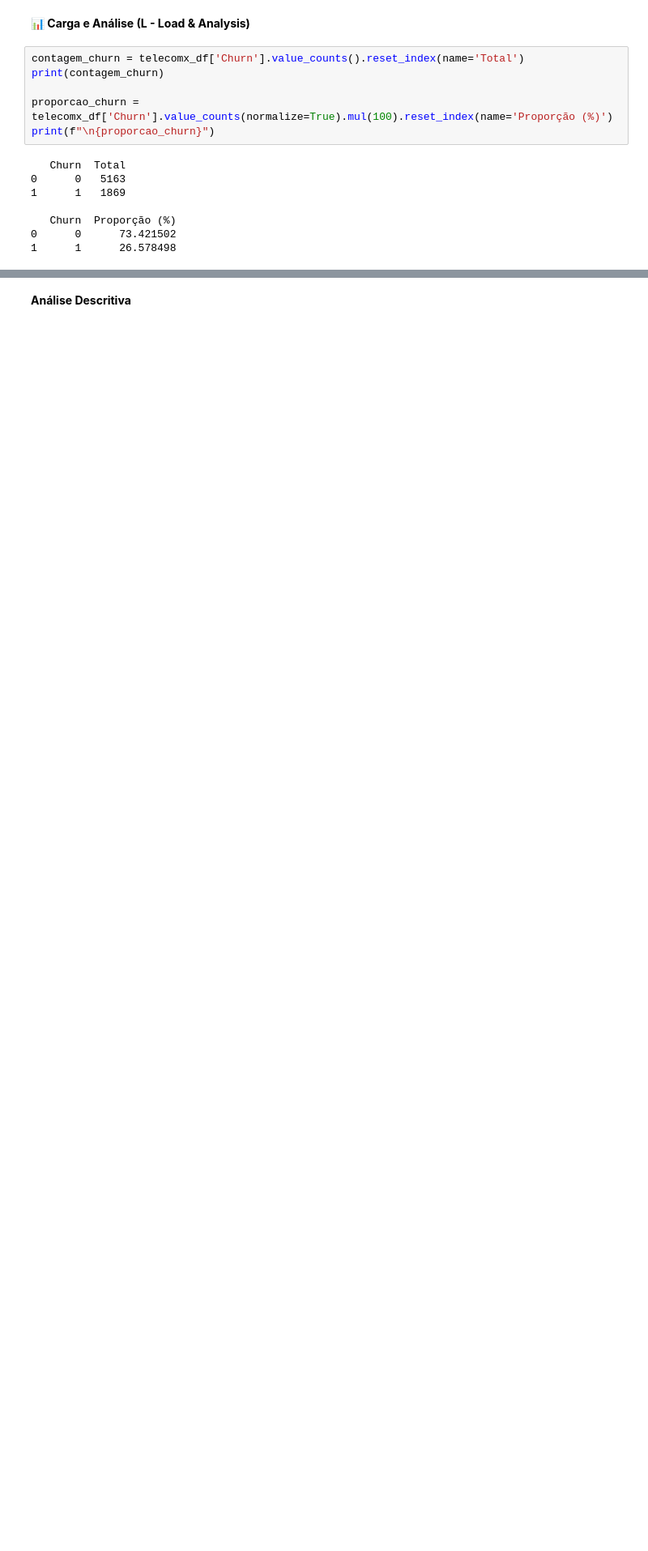
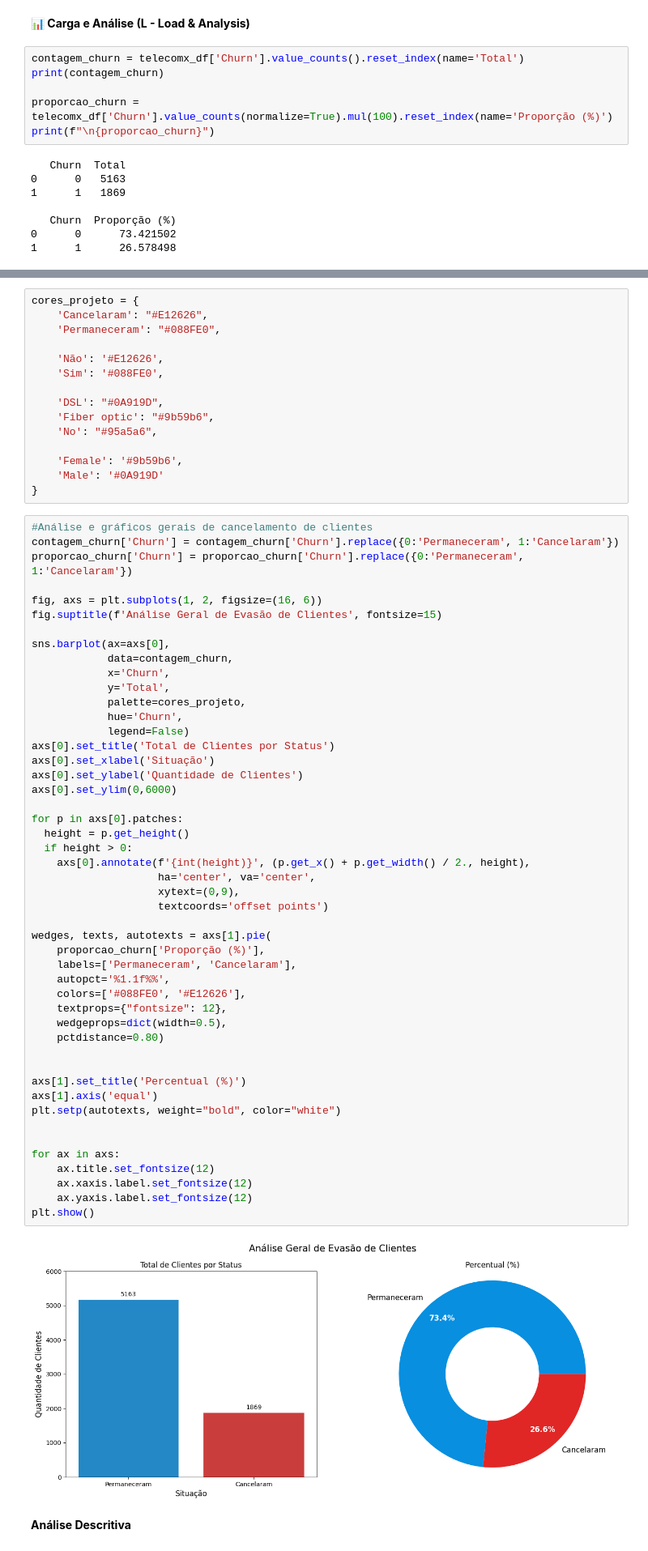
Before and after one commit to talitasilvad/challenge-alura-telecomx, a Jupyter notebook: AluraTelecomX.ipynb, the cells around one changed output, grey strips where cells are left out. Shown at 81% size. Saved outputs shown, nothing was run; the diff lists cells and outputs as text; blank space fills up the shorter version.

```diff
--- a/AluraTelecomX.ipynb
+++ b/AluraTelecomX.ipynb
@@ -340,3 +297,68 @@ fig_pizza.show()
+# %%
+cores_projeto = {
+    'Cancelaram': "#E12626",
+    'Permaneceram': "#088FE0",
+
+    'Não': '#E12626',
+    'Sim': '#088FE0',
+
+    'DSL': "#0A919D",
+    'Fiber optic': "#9b59b6",
+    'No': "#95a5a6",
+
+    'Female': '#9b59b6',
+    'Male': '#0A919D'
+}
+# %%
+#Análise e gráficos gerais de cancelamento de clientes
+contagem_churn['Churn'] = contagem_churn['Churn'].replace({0:'Permaneceram', 1:'Cancelaram'})
+proporcao_churn['Churn'] = proporcao_churn['Churn'].replace({0:'Permaneceram', 1:'Cancelaram'})
+
+fig, axs = plt.subplots(1, 2, figsize=(16, 6))
+fig.suptitle(f'Análise Geral de Evasão de Clientes', fontsize=15)
+
+sns.barplot(ax=axs[0],
+            data=contagem_churn,
+            x='Churn',
+            y='Total',
+            palette=cores_projeto,
+            hue='Churn',
+            legend=False)
+axs[0].set_title('Total de Clientes por Status')
+axs[0].set_xlabel('Situação')
+axs[0].set_ylabel('Quantidade de Clientes')
+axs[0].set_ylim(0,6000)
+
+for p in axs[0].patches:
+  height = p.get_height()
+  if height > 0:
+    axs[0].annotate(f'{int(height)}', (p.get_x() + p.get_width() / 2., height),
+                    ha='center', va='center',
+                    xytext=(0,9),
+                    textcoords='offset points')
+
+wedges, texts, autotexts = axs[1].pie(
+    proporcao_churn['Proporção (%)'],
+    labels=['Permaneceram', 'Cancelaram'],
+    autopct='%1.1f%%',
+    colors=['#088FE0', '#E12626'],
+    textprops={"fontsize": 12},
+    wedgeprops=dict(width=0.5),
+    pctdistance=0.80)
+
+
+axs[1].set_title('Percentual (%)')
+axs[1].axis('equal')
+plt.setp(autotexts, weight="bold", color="white")
+
+
+for ax in axs:
+    ax.title.set_fontsize(12)
+    ax.xaxis.label.set_fontsize(12)
+    ax.yaxis.label.set_fontsize(12)
+plt.show()
+# %% [output]
+[figure, added]
 # %% [markdown]
 **Análise Descritiva**
 # %%
```
Also changed, not shown: parts of 14 cells of this notebook.
